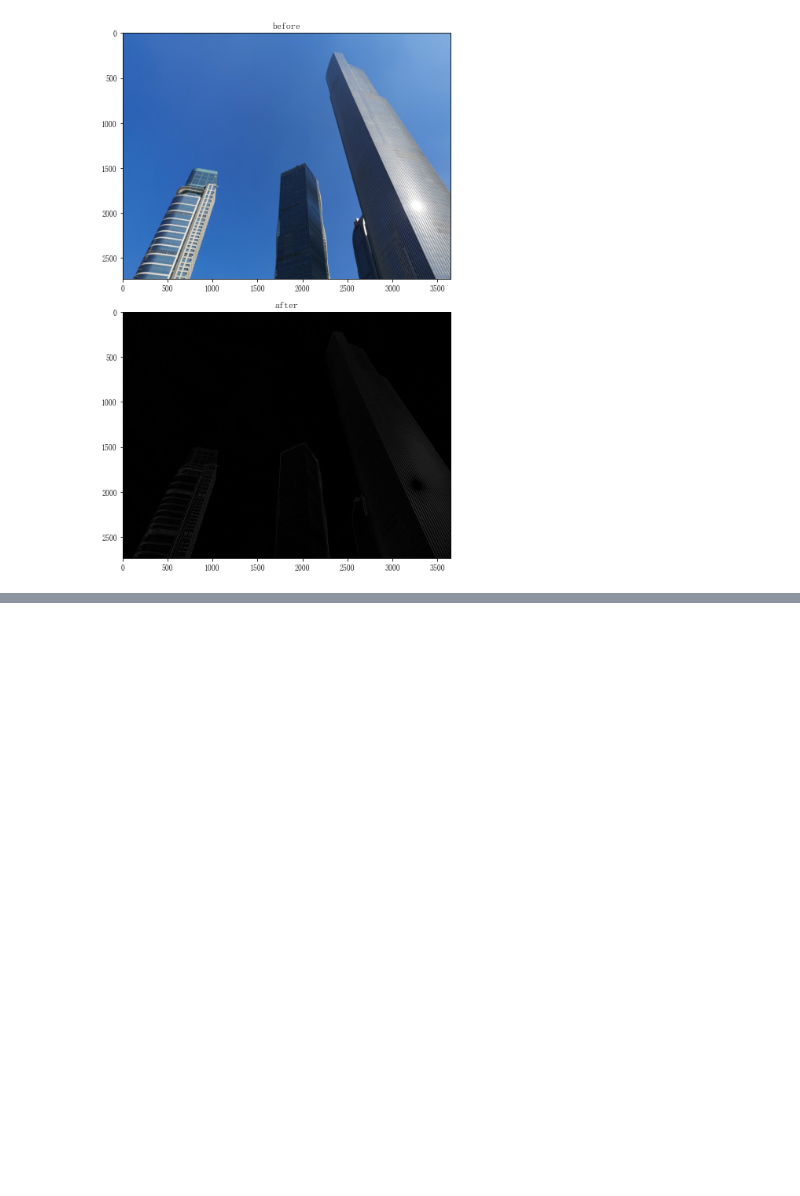
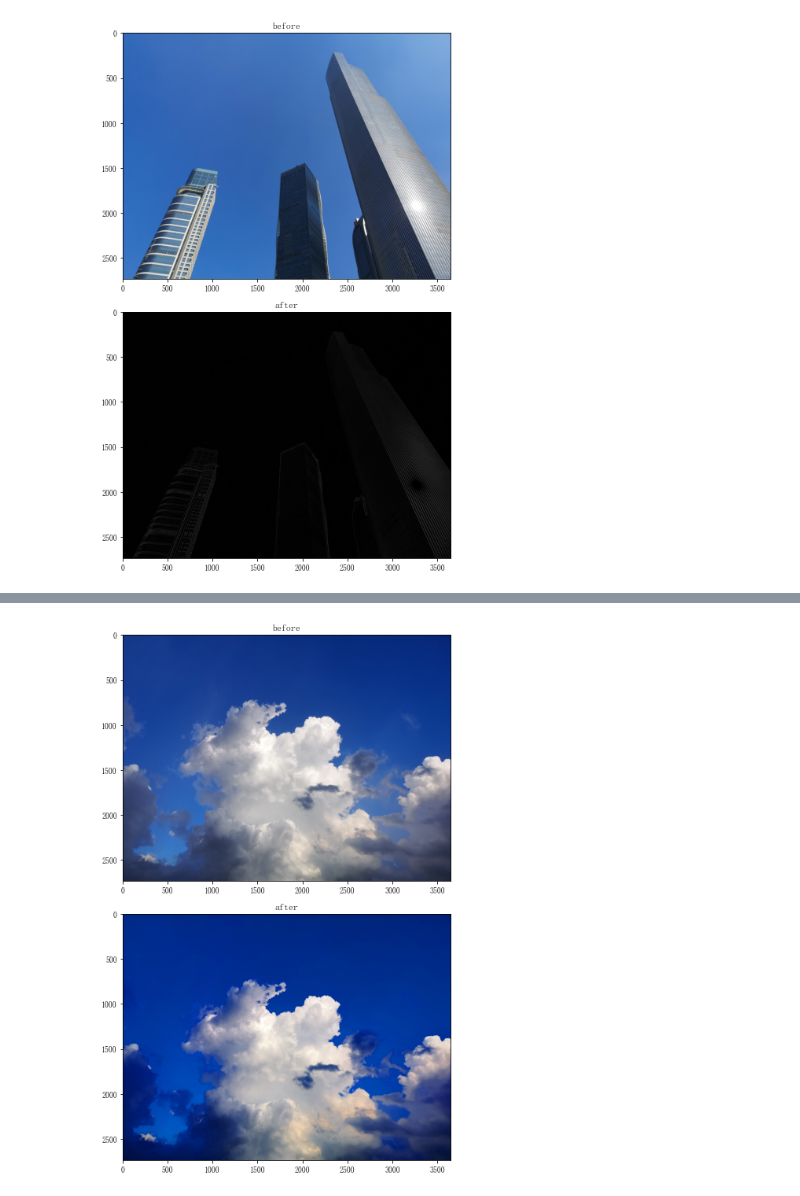
Before and after one commit to HOKOTATE-pzw/maysics, a Jupyter notebook: maysics教程/image说明.ipynb, the cells around one changed output, grey strips where cells are left out. Saved outputs shown, nothing was run; the diff lists cells and outputs as text; code cells hidden in the pictures; blank space fills up the shorter version.

```diff
--- a/maysics教程/image说明.ipynb
+++ b/maysics教程/image说明.ipynb
@@ -391,0 +474,19 @@ plt.tight_layout()
+# %%
+import maysics as ms
+from matplotlib import pyplot as plt
+
+fig = plt.figure(figsize=(20, 10))
+pic = ms.load('test1.jpg', pic=True)
+
+ax = fig.add_subplot(2, 1, 1)
+ax.imshow(pic, cmap=plt.cm.gray)
+ax.set_title('before')
+
+pic = ms.image.saturate(pic, scale=2, dtype='uint8')
+ax = fig.add_subplot(2, 1, 2)
+ax.imshow(pic, cmap=plt.cm.gray)
+ax.set_title('after')
+
+plt.tight_layout()
+# %% [output]
+[figure, added]
```
Also changed, not shown: parts of 10 cells of this notebook, 4 other files.
